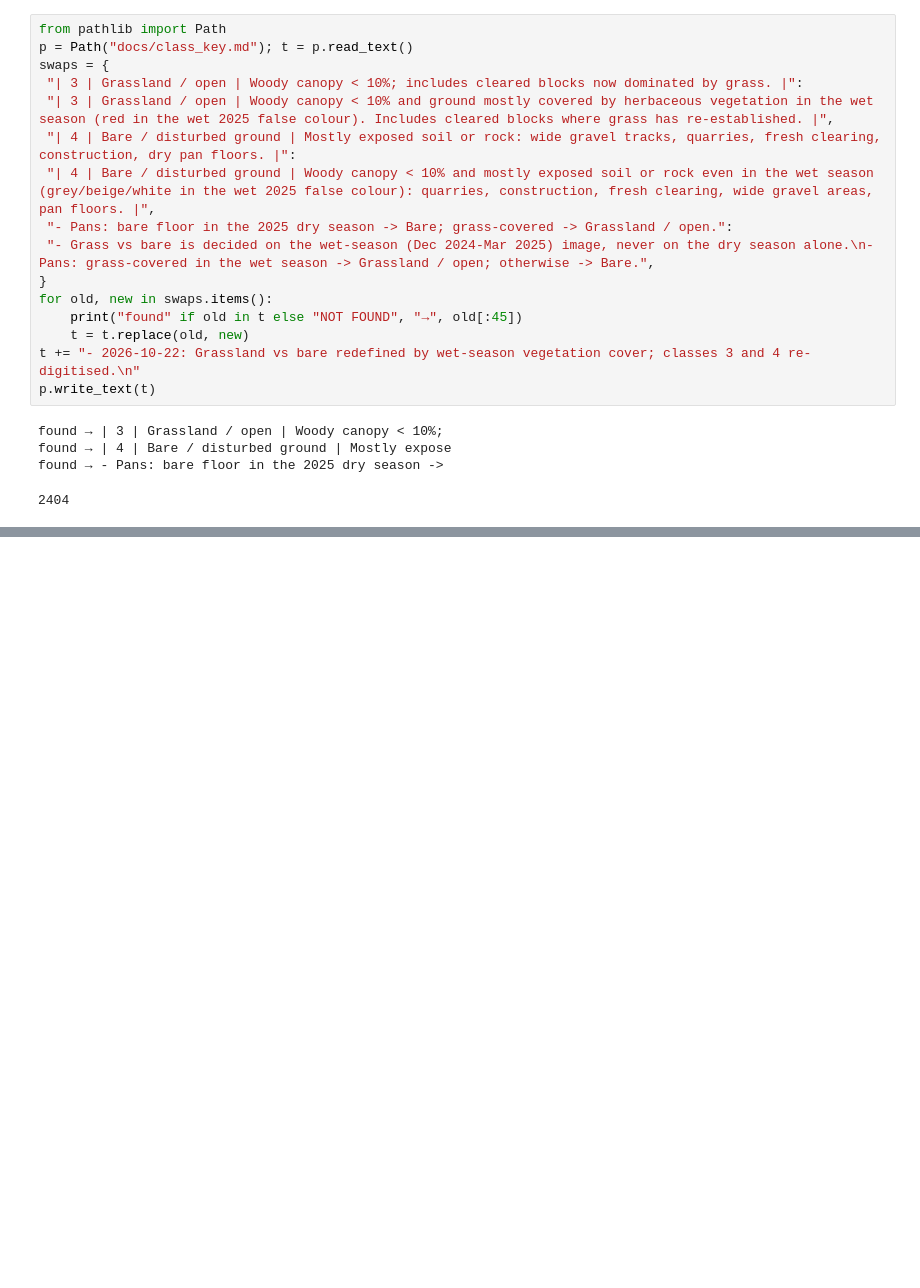
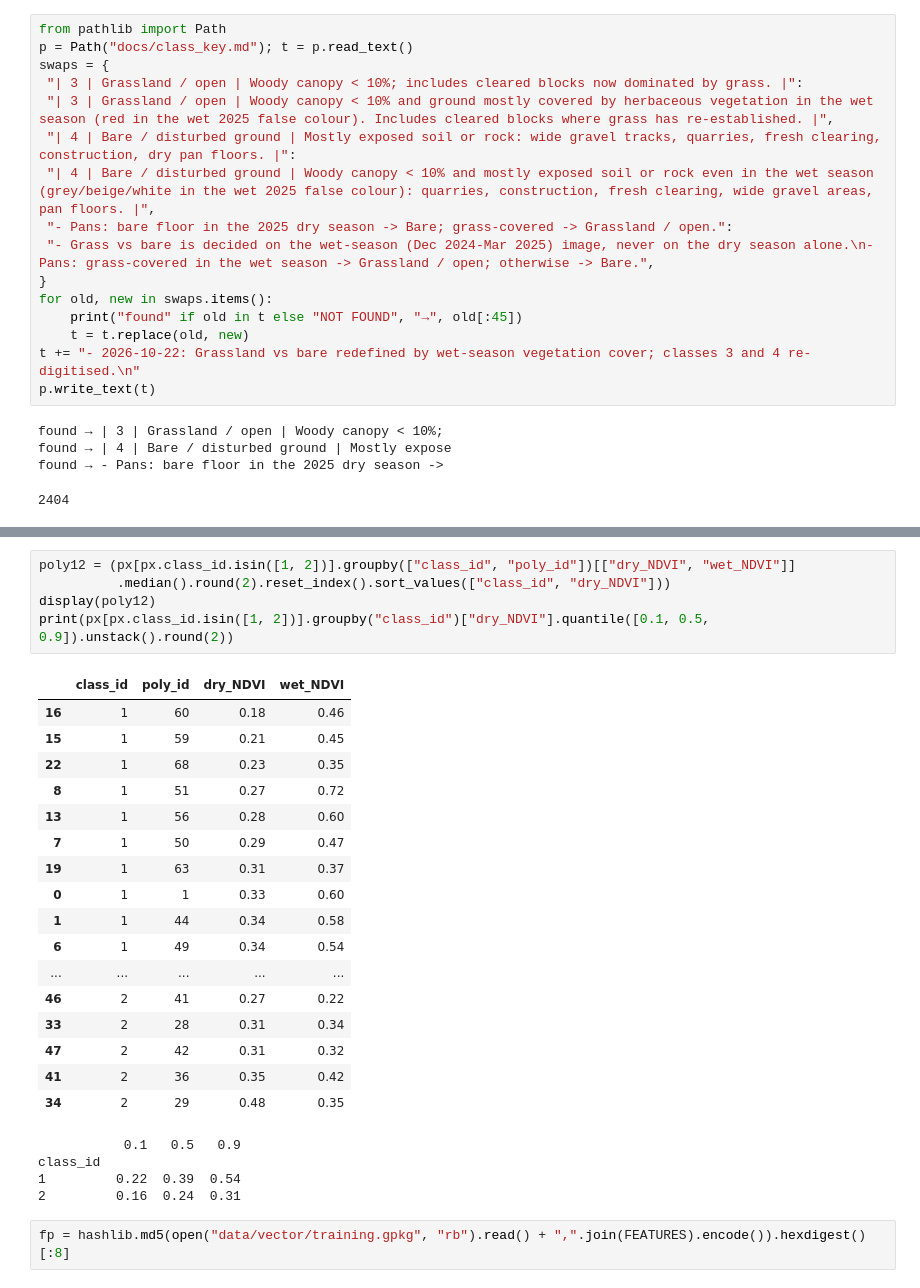
Before and after one commit to ybrosig-geo/namibia-baseline-pack-demo, a Jupyter notebook: notebooks/05_rf_spectral.ipynb, the cells around one changed output, grey strips where cells are left out. Cells and saved outputs as stored; diff of their text form; blank space fills up the shorter version.

```diff
--- a/notebooks/05_rf_spectral.ipynb
+++ b/notebooks/05_rf_spectral.ipynb
@@ -380,0 +694,29 @@ found → - Pans: bare floor in the 2025 dry season ->
+# %%
+poly12 = (px[px.class_id.isin([1, 2])].groupby(["class_id", "poly_id"])[["dry_NDVI", "wet_NDVI"]]
+          .median().round(2).reset_index().sort_values(["class_id", "dry_NDVI"]))
+display(poly12)
+print(px[px.class_id.isin([1, 2])].groupby("class_id")["dry_NDVI"].quantile([0.1, 0.5, 0.9]).unstack().round(2))
+# %% [output]
+|  | class_id | poly_id | dry_NDVI | wet_NDVI |
+| 16 | 1 | 60 | 0.18 | 0.46 |
+| 15 | 1 | 59 | 0.21 | 0.45 |
+| 22 | 1 | 68 | 0.23 | 0.35 |
+| 8 | 1 | 51 | 0.27 | 0.72 |
+| 13 | 1 | 56 | 0.28 | 0.60 |
+| 7 | 1 | 50 | 0.29 | 0.47 |
+| 19 | 1 | 63 | 0.31 | 0.37 |
+| 0 | 1 | 1 | 0.33 | 0.60 |
+| 1 | 1 | 44 | 0.34 | 0.58 |
+| 6 | 1 | 49 | 0.34 | 0.54 |
+| ... | ... | ... | ... | ... |
+| 46 | 2 | 41 | 0.27 | 0.22 |
+| 33 | 2 | 28 | 0.31 | 0.34 |
+| 47 | 2 | 42 | 0.31 | 0.32 |
+| 41 | 2 | 36 | 0.35 | 0.42 |
+| 34 | 2 | 29 | 0.48 | 0.35 |
+           0.1   0.5   0.9
+class_id
+1         0.22  0.39  0.54
+2         0.16  0.24  0.31
+# %%
+fp = hashlib.md5(open("data/vector/training.gpkg", "rb").read() + ",".join(FEATURES).encode()).hexdigest()[:8]
```
Also changed, not shown: parts of 16 cells of this notebook, 5 other files.
